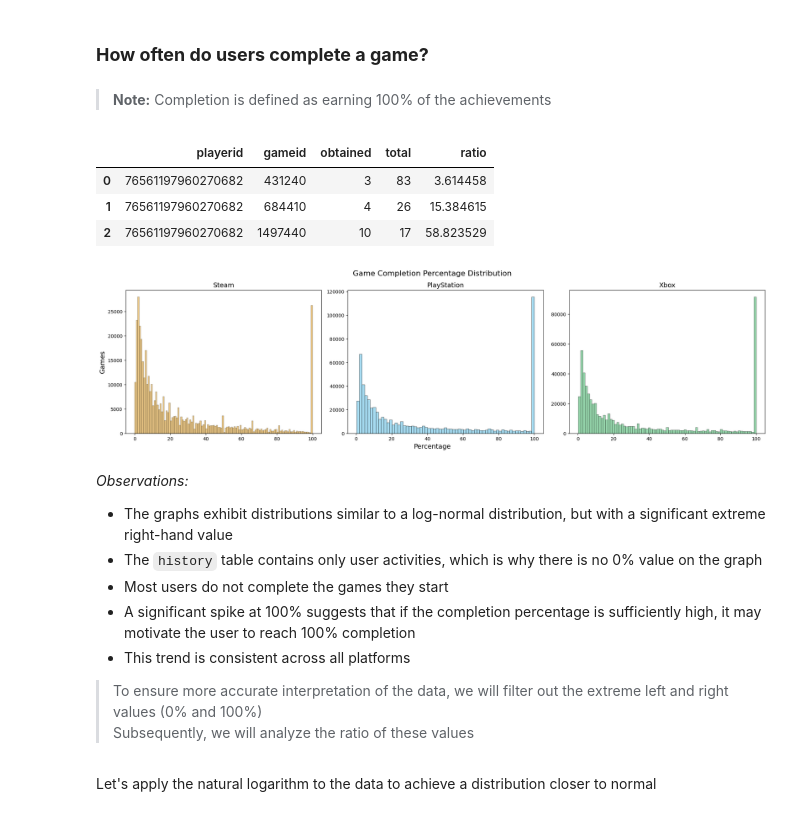
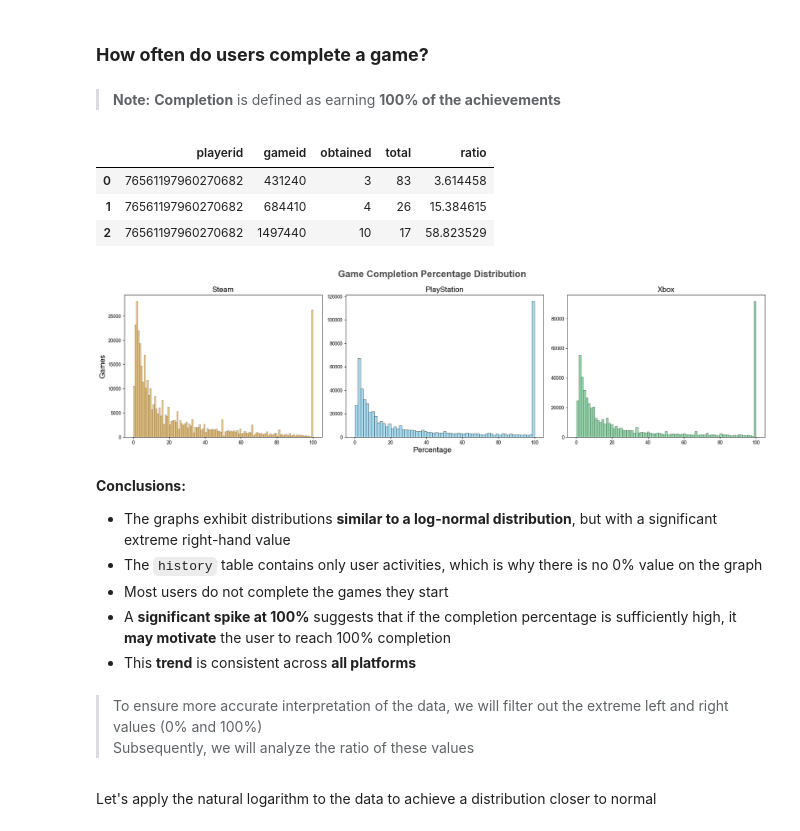
Before and after one commit to Smipe-a/gamestatshub, a Jupyter notebook: analysis/behavior.ipynb, the cells around one changed output. Drawn from its saved outputs; the diff is of its cells as text; code cells hidden in the pictures.

```diff
--- a/analysis/behavior.ipynb
+++ b/analysis/behavior.ipynb
@@ -65,10 +66,8 @@ We use the preprocessed data from the `games` table, obtained in the `overview.i
 and remove irrelevant games from the `history` table
 # %%
-# A dictionary where the keys are platform names,
-# and the values are set of relevant gameids
 gameids = {}
 for platform in PLATFORMS:
-    gameids[platform] = set(pd.read_csv(f'games_{platform}.csv').gameid)
+    gameids[platform] = set(pd.read_csv(f'resources/games_{platform}.csv').gameid)
 
     activities[platform] = activities[platform].query('gameid in @gameids[@platform]')
 
@@ -263,7 +273,9 @@ Steam: Successfully detected 4640207 events
 PlayStation: Successfully detected 386381 events
 Xbox: Successfully detected 22700 events
 # %%
+plt.rcParams['font.family'] = 'Arial'
 fig, axes = plt.subplots(1, 3, figsize=(20, 5))
+
 for color, platform in zip(COLORS, PLATFORMS):
     label = platform.capitalize().replace('s', 'S')
 
@@ -275,21 +287,21 @@ for color, platform in zip(COLORS, PLATFORMS):
     sns.lineplot(x=weekdays.weekday, y=weekdays.quantity, color=color, ax=axes[1], label=label)
     sns.lineplot(x=monthly.month, y=monthly.quantity, color=color, ax=axes[2], label=label)
 
-axes[0].set_xlabel('Hour', fontsize=14)
-axes[0].set_ylabel('Activity (Achievements)', fontsize=14)
+axes[0].set_xlabel('Hour', fontsize=16)
+axes[0].set_ylabel('Activity (Achievements)', fontsize=16)
 axes[0].set_xticks(hourly.hour.unique())
-axes[0].set_title('Hourly Activity', fontsize=16)
+axes[0].set_title('Hourly Activity', fontsize=20, loc='center', weight='bold', alpha=.7)
 axes[0].legend()
 
-axes[1].set_xlabel('Weekday', fontsize=14)
+axes[1].set_xlabel('Weekday', fontsize=16)
 axes[1].set_ylabel('')
-axes[1].set_title('Weekly Activity', fontsize=16)
+axes[1].set_title('Weekly Activity', fontsize=20, loc='center', weight='bold', alpha=.7)
 axes[1].legend()
 
-axes[2].set_xlabel('Month', fontsize=14)
+axes[2].set_xlabel('Month', fontsize=16)
 axes[2].set_ylabel('')
 axes[2].set_xticks(monthly.month.unique())
-axes[2].set_title('Monthly Activity', fontsize=16)
+axes[2].set_title('Monthly Activity', fontsize=20, loc='center', weight='bold', alpha=.7)
 axes[2].legend()
 
 plt.tight_layout()
@@ -312,7 +323,9 @@ all_weeks_df = pd.DataFrame({'week': all_weeks})
 # All months of the year
 all_months_df = pd.DataFrame({'month': list(range(1, 13))})
 # %%
+plt.rcParams['font.family'] = 'Arial'
 fig, axes = plt.subplots(1, 2, figsize=(20, 5))
+
 for color, platform in zip(COLORS, PLATFORMS):
     label = platform.capitalize().replace('s', 'S')
 
@@ -331,15 +344,15 @@ for color, platform in zip(COLORS, PLATFORMS):
     sns.lineplot(x=wau.week, y=wau.users, color=color, ax=axes[0], label=label)
     sns.lineplot(x=mau.month, y=mau.users, color=color, ax=axes[1], label=label)
 
-axes[0].set_xlabel('Week', fontsize=14)
-axes[0].set_ylabel('Users', fontsize=14)
-axes[0].set_title('WAU', fontsize=16)
+axes[0].set_xlabel('Week', fontsize=16)
+axes[0].set_ylabel('Users', fontsize=16)
+axes[0].set_title('WAU', fontsize=20, loc='center', weight='bold', alpha=.7)
 axes[0].legend()
 
-axes[1].set_xlabel('Month', fontsize=14)
+axes[1].set_xlabel('Month', fontsize=16)
 axes[1].set_ylabel('')
 axes[1].set_xticks(mau.month.unique())
-axes[1].set_title('MAU', fontsize=16)
+axes[1].set_title('MAU', fontsize=20, loc='center', weight='bold', alpha=.7)
 axes[1].legend()
 
 plt.tight_layout()
@@ -348,5 +361,5 @@ plt.tight_layout()
 # %% [markdown]
 ### **How often do users complete a game?**
 # %% [markdown]
-> **Note:** Completion is defined as earning 100% of the achievements
+> **Note:** **Completion** is defined as earning **100% of the achievements**
 # %%
@@ -371,34 +383,36 @@ completely[PLATFORMS[0]].head(3)
 | 1 | 76561197960270682 | 684410 | 4 | 26 | 15.384615 |
 | 2 | 76561197960270682 | 1497440 | 10 | 17 | 58.823529 |
 # %%
+plt.rcParams['font.family'] = 'Arial'
 fig, axes = plt.subplots(1, 3, figsize=(20, 5))
+
 for ax, color, platform in zip(axes, COLORS, PLATFORMS):
     sns.histplot(completely[platform].ratio, ax=ax, color=color)
 
-    ax.set_title(platform.capitalize().replace('s', 'S'), fontsize=14)
+    ax.set_title(platform.capitalize().replace('s', 'S'), fontsize=16)
     ax.set_xlabel('')
     ax.set_ylabel('')
 
-axes[0].set_ylabel('Games', fontsize=14)
+axes[0].set_ylabel('Games', fontsize=16)
 
 fig.text(.5, 0, 'Percentage',
-         ha='center', va='center', fontsize=14)
-fig.text(.5, 1.02, 'Game Completion Percentage Distribution',
          ha='center', va='center', fontsize=16)
+fig.text(.5, 1.04, 'Game Completion Percentage Distribution',
+         ha='center', va='center', fontsize=20, weight='bold', alpha=.7)
 
 plt.tight_layout()
 # %% [output]
-[figure, old version]
+[figure, new version]
 # %% [markdown]
-*Observations:*
-* The graphs exhibit distributions similar to a log-normal distribution, but with a significant extreme right-hand value
+**Conclusions:**
+* The graphs exhibit distributions **similar to a log-normal distribution**, but with a significant extreme right-hand value
 * The `history` table contains only user activities, which is why there is no 0% value on the graph
 * Most users do not complete the games they start
-* A significant spike at 100% suggests that if the completion percentage is sufficiently high, it may motivate the user to reach 100% completion
-* This trend is consistent across all platforms
-
-> To ensure more accurate interpretation of the data, we will filter out the extreme left and right values (0% and 100%)
-> Subsequently, we will analyze the ratio of these values
+* A **significant spike at 100%** suggests that if the completion percentage is sufficiently high, it **may motivate** the user to reach 100% completion
+* This **trend** is consistent across **all platforms**
+# %% [markdown]
+> To ensure more accurate interpretation of the data, we will filter out the extreme left and right values (0% and 100%)
+> Subsequently, we will analyze the ratio of these values
 # %%
 for platform in PLATFORMS:
     completely[platform] = completely[platform].query('ratio != 100')
```
Also changed, not shown: parts of 122 cells of this notebook, 7 other files.
